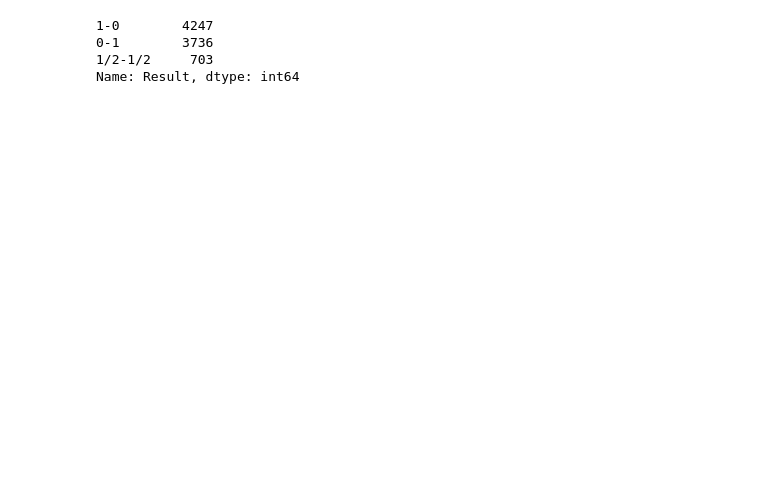
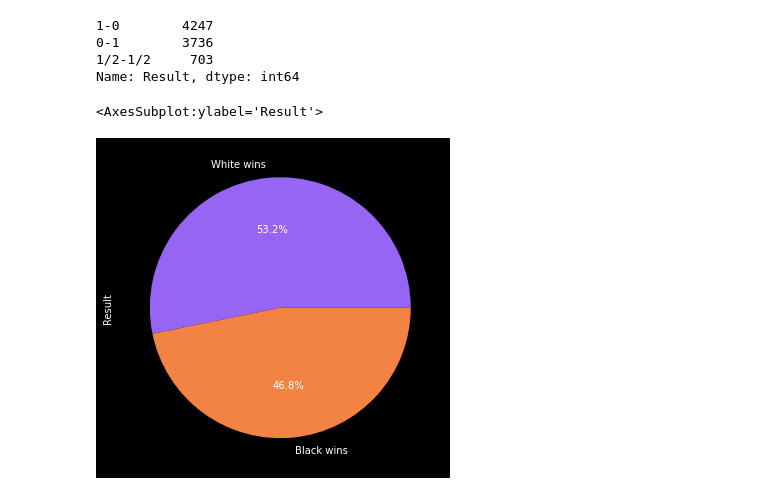
Before and after one commit to Bhadreshwara/CarlsenGamesClassification, a Jupyter notebook: main.ipynb, the cells around one changed output. Drawn from its saved outputs; the diff is of its cells as text; code cells hidden in the pictures; blank space fills up the shorter version.

```diff
--- a/main.ipynb
+++ b/main.ipynb
@@ -149,6 +99,8 @@ Opening            1027
 TimeControl           6
 Termination           3
 dtype: int64
+# %%
+data['TotalGames'] = data['White'] + data['Black']
 # %%
 data['Result'].value_counts()
 # %% [output]
@@ -157,4 +109,12 @@ data['Result'].value_counts()
 1/2-1/2     703
 Name: Result, dtype: int64
 # %%
-data['Result'].replace(['1-0', '0-1', '1/2-1/2'], ['Win', 'Loss', 'Draw'], inplace=True)
+data['Result'].replace(['1-0', '0-1', '1/2-1/2'], ['White wins', 'Black wins', 'Draw'], inplace=True)
+# %%
+#removing draw games
+data = data[data['Result'] != 'Draw']
+# %%
+data['Result'].value_counts().plot(kind='pie', autopct='%1.1f%%', figsize=(6,6), colors=['#9765F4', '#f28342', '#0000ff'])
+# %% [output]
+<AxesSubplot:ylabel='Result'>
+[figure, added]
```
Also changed, not shown: parts of 28 cells of this notebook.
